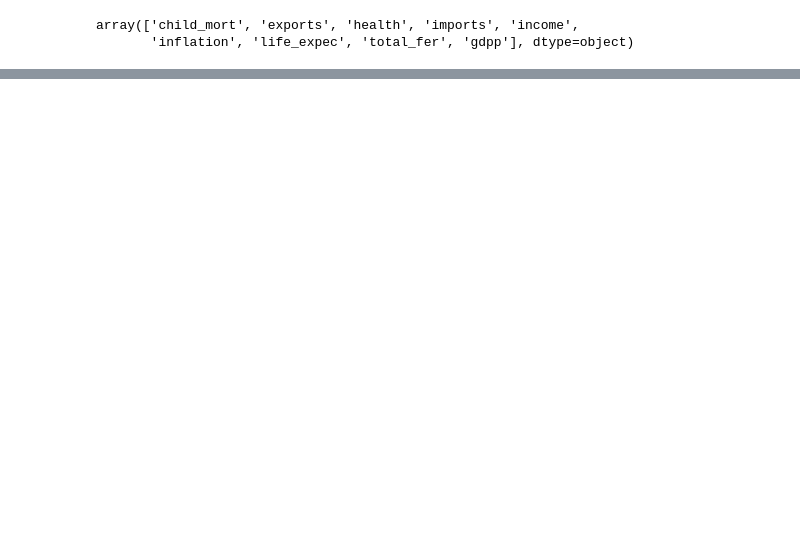
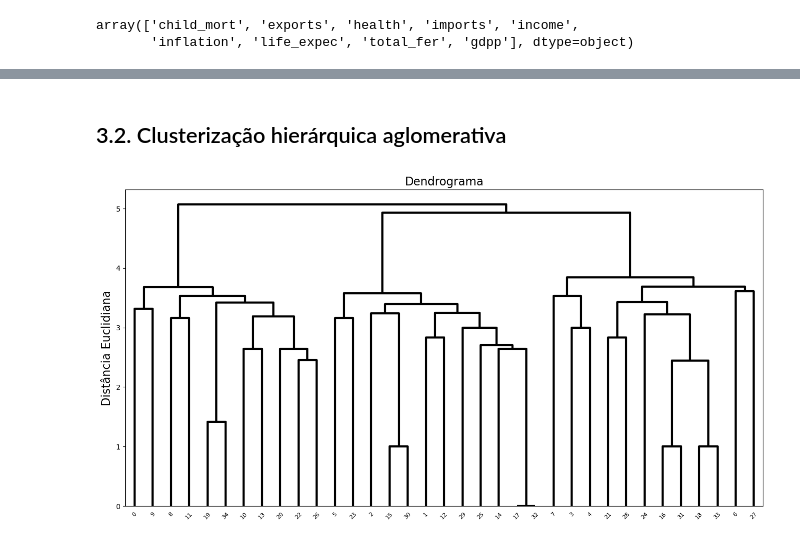
Before and after one commit to jhiroyuki/MBA-USP-Data-Science, a Jupyter notebook: 01_Unsupervised_ML_Clustering/Análise de Cluster.ipynb, the cells around one changed output, grey strips where cells are left out. Drawn from its saved outputs; the diff is of its cells as text; code cells hidden in the pictures; blank space fills up the shorter version.

```diff
--- a/01_Unsupervised_ML_Clustering/Análise de Cluster.ipynb
+++ b/01_Unsupervised_ML_Clustering/Análise de Cluster.ipynb
@@ -763,0 +753,6 @@ analise
+# %%
+# Importando os dados
+import pyreadr
+
+result = pyreadr.read_r('datasets/pesquisa_binaria.RData')
+print(result.keys())
@@ -763,0 +761,5 @@ analise
+# %%
+df = result["PesquisaBinária"]
+
+## Contexto: são respostas binárias para 50 perguntas de 35 respondentes
+## Os respondentes são gestores de empresas em 3 setores distintos
@@ -763,0 +817,14 @@ analise
+# %% [markdown]
+## 3.2. Clusterização hierárquica aglomerativa
+# %%
+# Dendrograma
+
+
+plt.figure(figsize=(16,8))
+sch.set_link_color_palette(['black'])
+dendrogram = sch.dendrogram(sch.linkage(df.iloc[:, :-1], method = 'average', metric = 'euclidean'), above_threshold_color = 'black')
+plt.title('Dendrograma', fontsize=16)
+plt.ylabel('Distância Euclidiana', fontsize=16)
+plt.show()
+# %% [output]
+[figure, added]
```
Also changed, not shown: parts of 66 cells of this notebook, 3 other files.
